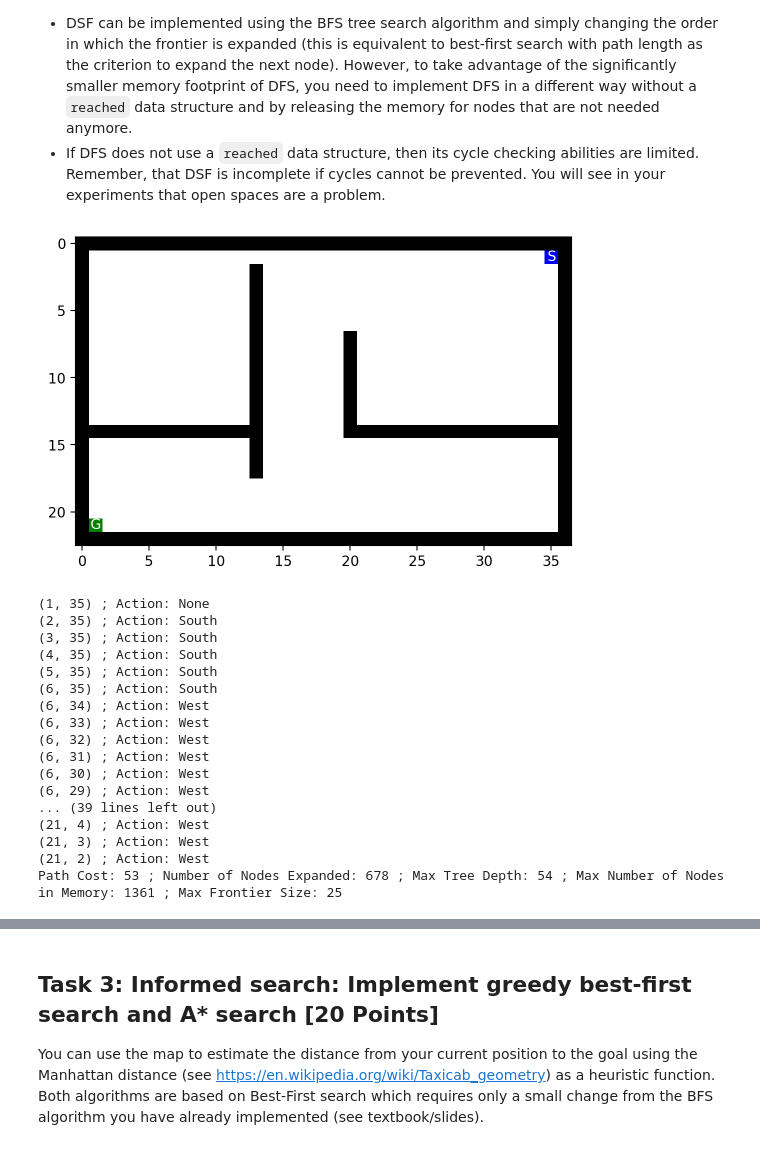
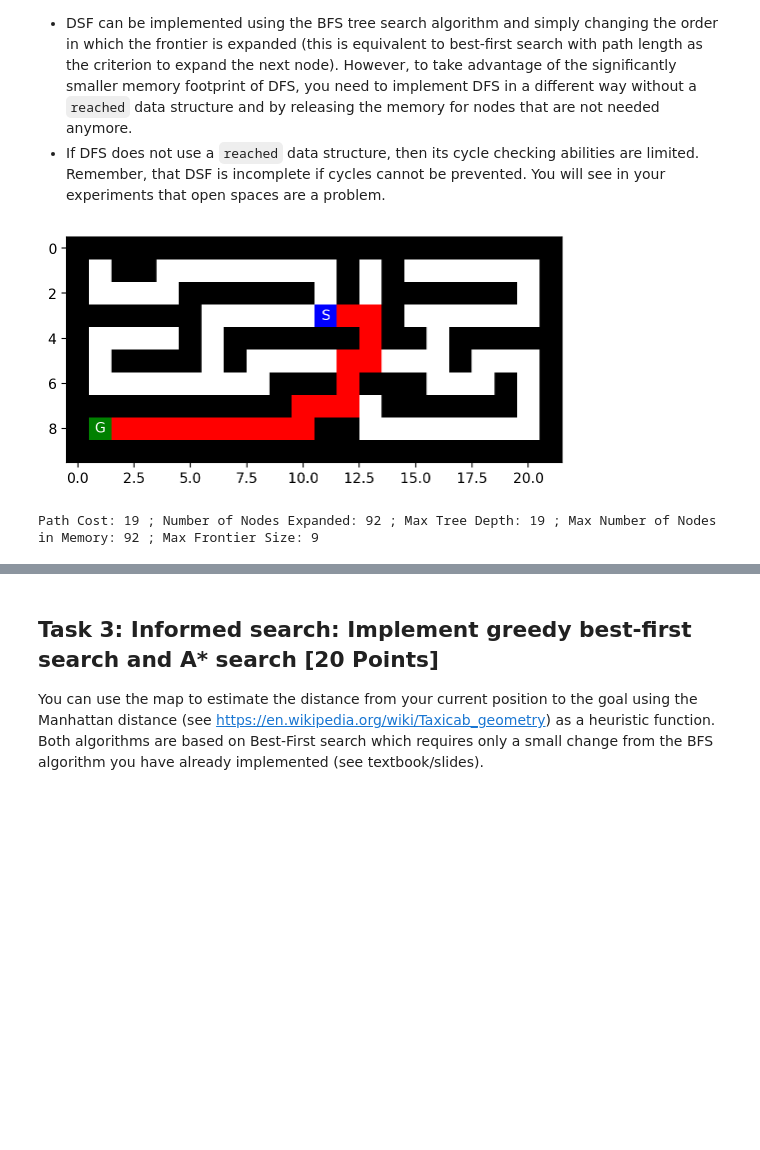
Before and after one commit to leilaniGegg/CS7320-ArtificialIntelligence, a Jupyter notebook: Assignment 3/Maze.ipynb, the cells around one changed output, grey strips where cells are left out. Cells and saved outputs as stored; diff of their text form; code cells hidden in the pictures; blank space fills up the shorter version.

```diff
--- a/Assignment 3/Maze.ipynb
+++ b/Assignment 3/Maze.ipynb
@@ -212,7 +227,6 @@ __Notes:__
 * If DFS does not use a `reached` data structure, then its cycle checking abilities are limited. Remember, that DSF is incomplete if cycles cannot be prevented. You will see in your experiments that open spaces are a problem.
 # %%
 ########### BFS ###########
-# Need to return 'Path Cost', 'Number of Nodes Expanded', 'Max Tree Depth', ' Max Number of Nodes in Memory', 'Max Frontier Size'
 def bfs(maze, start, goal):
     actions = {"North": (-1, 0), "South": (1, 0), "East": (0, 1), "West": (0, -1)}
     max_tree_depth = 0
@@ -221,19 +235,20 @@ def bfs(maze, start, goal):
     max_nodes_memory = 0
     # Set the current node as the start node
     current_node = Node(start, None, None, 0)
-
-    if current_node.pos == goal:
-        return current_node.get_path_from_root(), current_node.cost, num_nodes_expanded, max_tree_depth, max_nodes_memory, max_frontier_size
-    #create frontier queue with current node
+    # Create frontier queue with current node
     frontier = [current_node]
     reached = [current_node.pos]
+
+    if maze[current_node.pos] == "G":
+        return current_node.get_path_from_root(), current_node.cost, num_nodes_expanded, max_tree_depth, len(reached), max_frontier_size
+
     while frontier:
         num_nodes_expanded += 1
         max_nodes_memory += 1
         current_node = frontier.pop(0)
         # For each possibe neighbor of current node
         for action in actions:
-            #get neighbor position if it is not a wall
+            # Get neighbor position if it is not a wall
             neighbor_pos = (current_node.pos[0] + actions[action][0], current_node.pos[1] + actions[action][1])
             if neighbor_pos in reached or mh.look(maze, neighbor_pos) == "X":
                 continue
@@ -244,8 +259,8 @@ def bfs(maze, start, goal):
             if neighbor_node.cost > max_tree_depth:
                 max_tree_depth = neighbor_node.cost
             # Check if neighbor is goal
-            if neighbor_pos == goal:
-                return current_node.get_path_from_root(), current_node.cost, num_nodes_expanded-1, max_tree_depth, max_nodes_memory, max_frontier_size
+            if maze[neighbor_pos] == "G":
+                return neighbor_node.get_path_from_root(), neighbor_node.cost, len(reached), max_tree_depth, len(reached), max_frontier_size
             # Add neighbor to reached and frontier
             reached.append(neighbor_pos)
             frontier.append(neighbor_node)
@@ -254,34 +269,19 @@ def bfs(maze, start, goal):
                 max_frontier_size = frontier.__len__()
     return None
 # %%
-with open("./mazes/open_maze.txt", "r") as f:
+with open("./mazes/small_maze.txt", "r") as f:
     maze_str = f.read()
 maze = mh.parse_maze(maze_str)
-mh.show_maze(maze)
 
 result = bfs(maze, mh.find_pos(maze, "S"), mh.find_pos(maze, "G"))
 for node in result[0]:
-    print(node.pos, '; Action:', node.action)
+    if maze[node.pos] not in ["S", "G"]:
+        maze[node.pos] = "P"
+mh.show_maze(maze)
 print('Path Cost:', result[1], '; Number of Nodes Expanded:', result[2], '; Max Tree Depth:', result[3], '; Max Number of Nodes in Memory:', result[4], '; Max Frontier Size:', result[5])
 # %% [output]
-[figure, old version]
+[figure, new version]
-(1, 35) ; Action: None
-(2, 35) ; Action: South
-(3, 35) ; Action: South
-(4, 35) ; Action: South
-(5, 35) ; Action: South
-(6, 35) ; Action: South
-(6, 34) ; Action: West
-(6, 33) ; Action: West
-(6, 32) ; Action: West
-(6, 31) ; Action: West
-(6, 30) ; Action: West
-(6, 29) ; Action: West
-... (39 lines left out)
-(21, 4) ; Action: West
-(21, 3) ; Action: West
-(21, 2) ; Action: West
-Path Cost: 53 ; Number of Nodes Expanded: 678 ; Max Tree Depth: 54 ; Max Number of Nodes in Memory: 1361 ; Max Frontier Size: 25
+Path Cost: 19 ; Number of Nodes Expanded: 92 ; Max Tree Depth: 19 ; Max Number of Nodes in Memory: 92 ; Max Frontier Size: 9
 # %%
 import copy
 ########### DFS ###########
```
Also changed, not shown: parts of 40 cells of this notebook, 2 other files.
